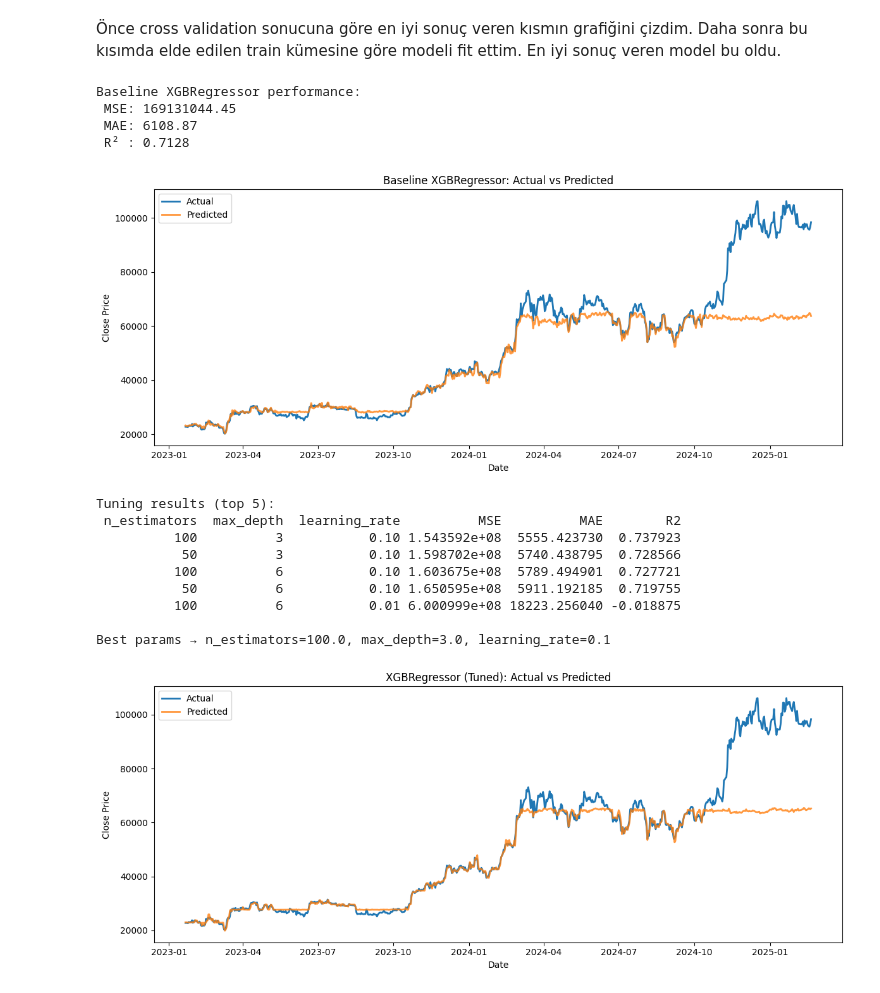
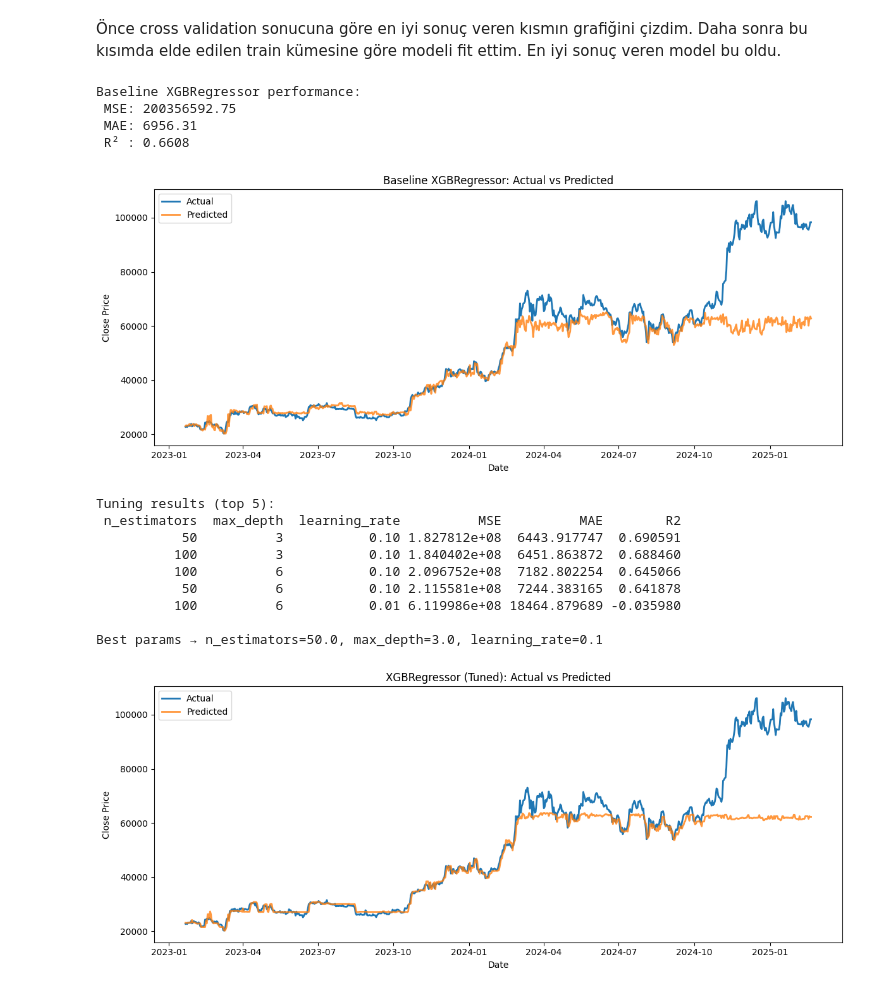
Before and after one commit to kaang457/crypto_prediction, a Jupyter notebook: model.ipynb, the cells around one changed output. Cells and saved outputs as stored; diff of their text form; code cells hidden in the pictures.

```diff
--- a/model.ipynb
+++ b/model.ipynb
@@ -144,3 +144,6 @@ Volume_lag3        3
 Volume_lag4        4
 Volume_lag5        5
 dtype: int64
+# %%
+df["Close_shifted"] = df["Close"].shift(-1)
+df
@@ -146,0 +165,28 @@ dtype: int64
+# %%
+df['SMA_10'] = df['Close'].rolling(window=10).mean()
+df['SMA_20'] = df['Close'].rolling(window=20).mean()
+
+
+df['EMA_10'] = df['Close'].ewm(span=10, adjust=False).mean()
+
+
+rolling20 = df['Close'].rolling(window=20)
+df['BB_MID']   = rolling20.mean()
+df['BB_STD']   = rolling20.std()
+df['BB_UPPER'] = df['BB_MID'] + 2 * df['BB_STD']
+df['BB_LOWER'] = df['BB_MID'] - 2 * df['BB_STD']
+
+
+delta      = df['Close'].diff()
+gain       = delta.clip(lower=0)
+loss       = -delta.clip(upper=0)
+avg_gain   = gain.rolling(window=14).mean()
+avg_loss   = loss.rolling(window=14).mean()
+rs         = avg_gain / avg_loss
+df['RSI_14'] = 100 - (100 / (1 + rs))
+
+
+ema_12            = df['Close'].ewm(span=12, adjust=False).mean()
+ema_26            = df['Close'].ewm(span=26, adjust=False).mean()
+df['MACD']        = ema_12 - ema_26
+df['MACD_SIGNAL'] = df['MACD'].ewm(span=9, adjust=False).mean()
@@ -211,8 +256,8 @@ hangi gün olduğu ciddi önem sahibi. Örneğin pazartesileri market daha harek
 
 print("Historical Data Shape: ", df.shape)
 
-X = df.drop(columns={'Close', 'Adj Close'})
-y = df['Close']
+X = df.drop(columns={'Close_shifted'})
+y = df['Close_shifted']
 
 X_train, X_test, y_train, y_test = train_test_split(X, y, test_size=0.2, shuffle=False)
 
@@ -499,8 +490,8 @@ from sklearn.neural_network import MLPRegressor
 df = df_copy.copy()
 df = df.dropna()
 
-X = df.drop(columns=['Close','Adj Close'])
-y = df['Close']
+X = df.drop(columns={'Close_shifted'})
+y = df['Close_shifted']
 
 
 X_train, X_test, y_train, y_test = train_test_split(
@@ -731,8 +722,8 @@ for lag in (1,2,3):
 df.dropna(inplace=True)
 
 
-X = df.drop(columns=['Close','Adj Close'])
-y = df['Close']
+X = df.drop(columns={'Close_shifted'})
+y = df['Close_shifted']
 X_train, X_test, y_train, y_test = train_test_split(
     X, y, test_size=0.2, shuffle=False
 )
@@ -799,41 +790,41 @@ best_model = XGBRegressor(
 best_model.fit(X_train, y_train)
 y_best = best_model.predict(X_test)
 
 plt.figure(figsize=(12,5))
 plt.plot(y_test.index,   y_test,   label='Actual',   linewidth=2)
 plt.plot(y_test.index,   y_best,   label='Predicted', linewidth=2, alpha=0.8)
 plt.title("XGBRegressor (Tuned): Actual vs Predicted")
 plt.xlabel("Date"); plt.ylabel("Close Price")
 plt.legend(); plt.tight_layout(); plt.show()
 with open('xgb_best_model.pkl', 'wb') as f:
     pickle.dump(best_model, f)
 
 
 feature_names = X_train.columns.tolist()
 with open('xgb_features.pkl', 'wb') as f:
     pickle.dump(feature_names, f)
 
 config = {
     'n_estimators':  int(best.n_estimators),
     'max_depth':     int(best.max_depth),
     'learning_rate': float(best.learning_rate),
     'random_state':  42
 }
 with open('xgb_config.pkl', 'wb') as f:
     pickle.dump(config, f)
 # %% [output]
 Baseline XGBRegressor performance:
- MSE: 169131044.45
- MAE: 6108.87
- R² : 0.7128
+ MSE: 200356592.75
+ MAE: 6956.31
+ R² : 0.6608
-[figure, old version]
+[figure, new version]
 Tuning results (top 5):
  n_estimators  max_depth  learning_rate          MSE          MAE        R2
-          100          3           0.10 1.543592e+08  5555.423730  0.737923
-           50          3           0.10 1.598702e+08  5740.438795  0.728566
-          100          6           0.10 1.603675e+08  5789.494901  0.727721
-           50          6           0.10 1.650595e+08  5911.192185  0.719755
-          100          6           0.01 6.000999e+08 18223.256040 -0.018875
+           50          3           0.10 1.827812e+08  6443.917747  0.690591
+          100          3           0.10 1.840402e+08  6451.863872  0.688460
+          100          6           0.10 2.096752e+08  7182.802254  0.645066
+           50          6           0.10 2.115581e+08  7244.383165  0.641878
+          100          6           0.01 6.119986e+08 18464.879689 -0.035980
 
-Best params → n_estimators=100.0, max_depth=3.0, learning_rate=0.1
+Best params → n_estimators=50.0, max_depth=3.0, learning_rate=0.1
-[figure, old version]
+[figure, new version]
```
Also changed, not shown: parts of 15 cells of this notebook, 39 other files.
